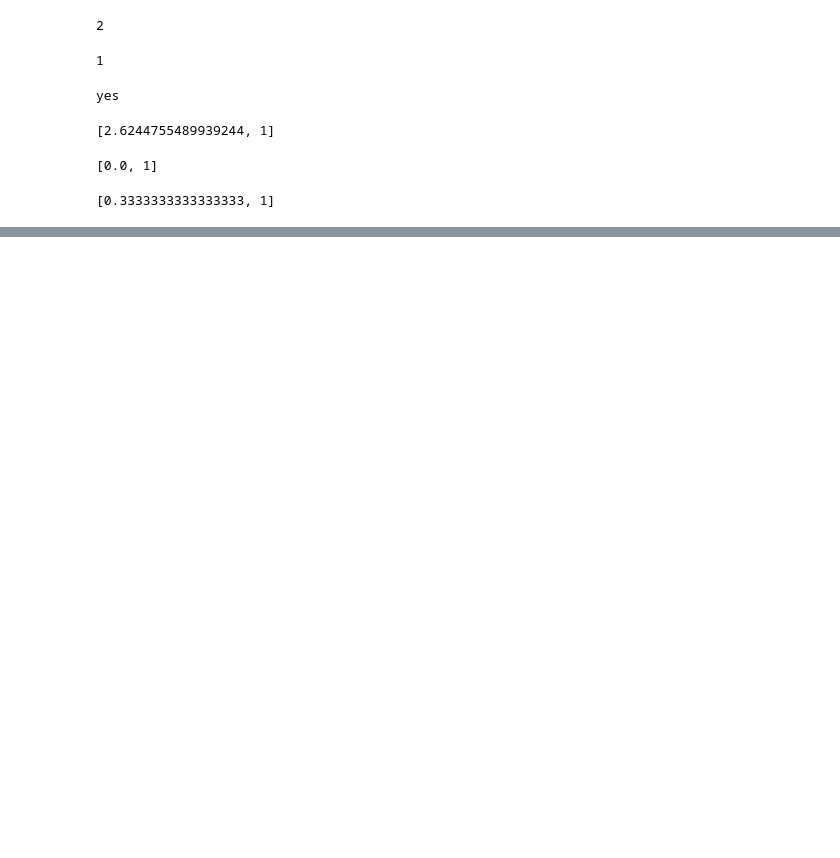
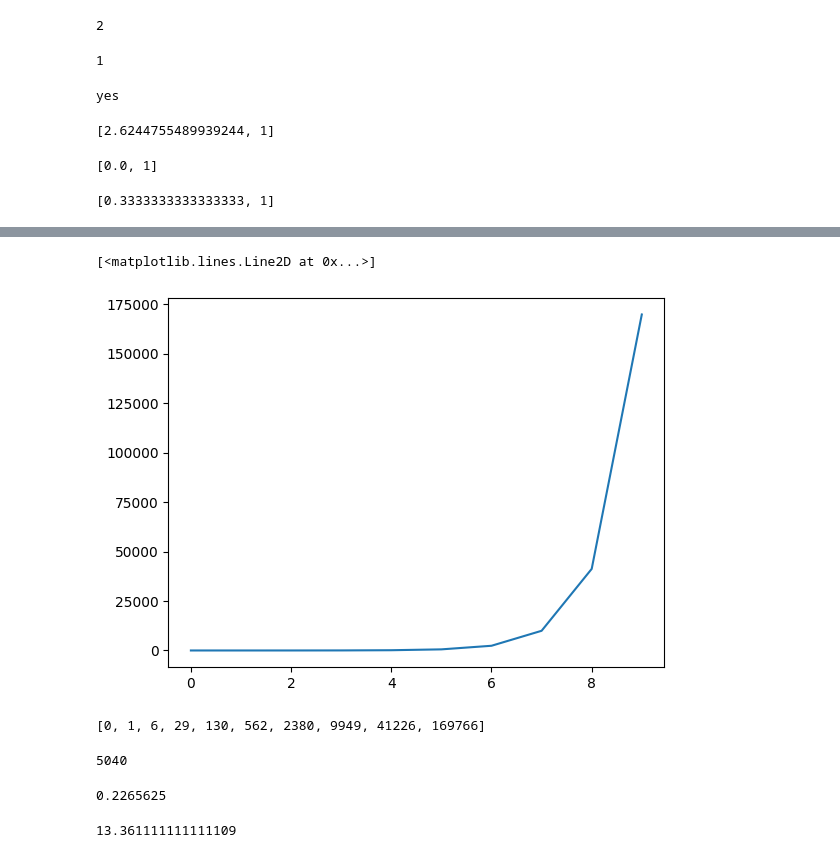
Before and after one commit to maxkskhor/Testing, a Jupyter notebook: q1.ipynb, the cells around one changed output, grey strips where cells are left out. Cells and saved outputs as stored; diff of their text form; code cells hidden in the pictures; blank space fills up the shorter version.

```diff
--- a/q1.ipynb
+++ b/q1.ipynb
@@ -231,0 +293,32 @@ pi
+# %%
+import operator as op
+from functools import reduce
+
+def ncr(n, r):
+    r = min(r, n-r)
+    numer = reduce(op.mul, range(n, n-r, -1), 1)
+    denom = reduce(op.mul, range(1, r+1), 1)
+    return numer // denom  # or / in Python 2
+# %%
+def answer(k):
+    s=0
+    for i in range(1,k+1):
+        sum_j = 0
+        for j in range(0,i):
+            sum_j += ncr(k+1,j)
+        s += ncr(k,i)*sum_j
+    return s
+    #return s/(2**(2*k+1))
+# %%
+sol=[]
+for i in range(10):
+    sol.append(answer(i))
+
+plt.plot(sol)
+# %% [output]
+[<matplotlib.lines.Line2D at 0x...>]
+[figure, added]
+# %%
+sol
+# %% [output]
+[0, 1, 6, 29, 130, 562, 2380, 9949, 41226, 169766]
@@ -231,0 +327,12 @@ pi
+# %%
+factorial(7)
+# %% [output]
+5040
+# %%
+answer(3)
+# %% [output]
+0.2265625
+# %%
+(85/6+15+16+17+18)/6
+# %% [output]
+13.361111111111109
```
Also changed, not shown: parts of 16 cells of this notebook, 1 other file.
